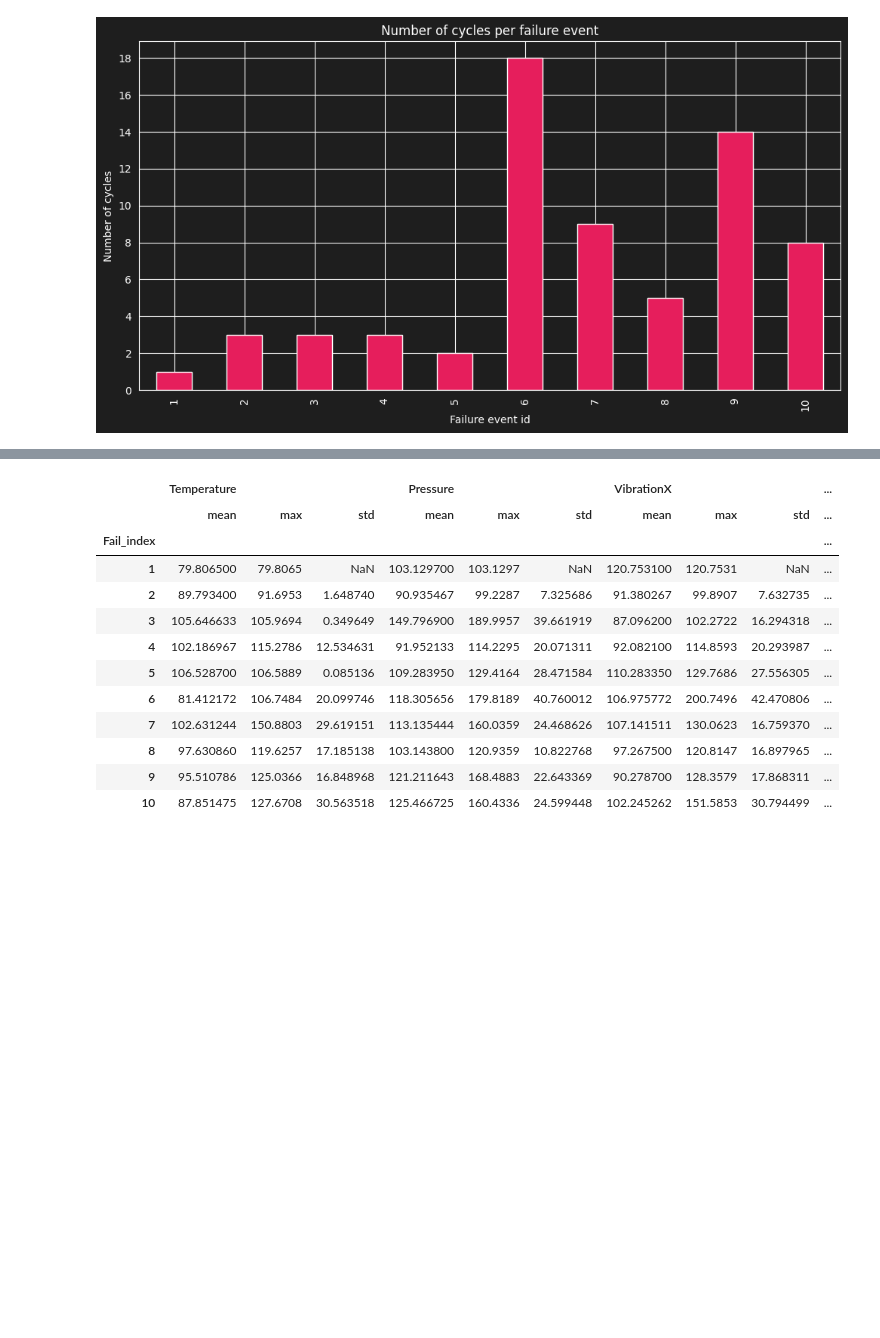
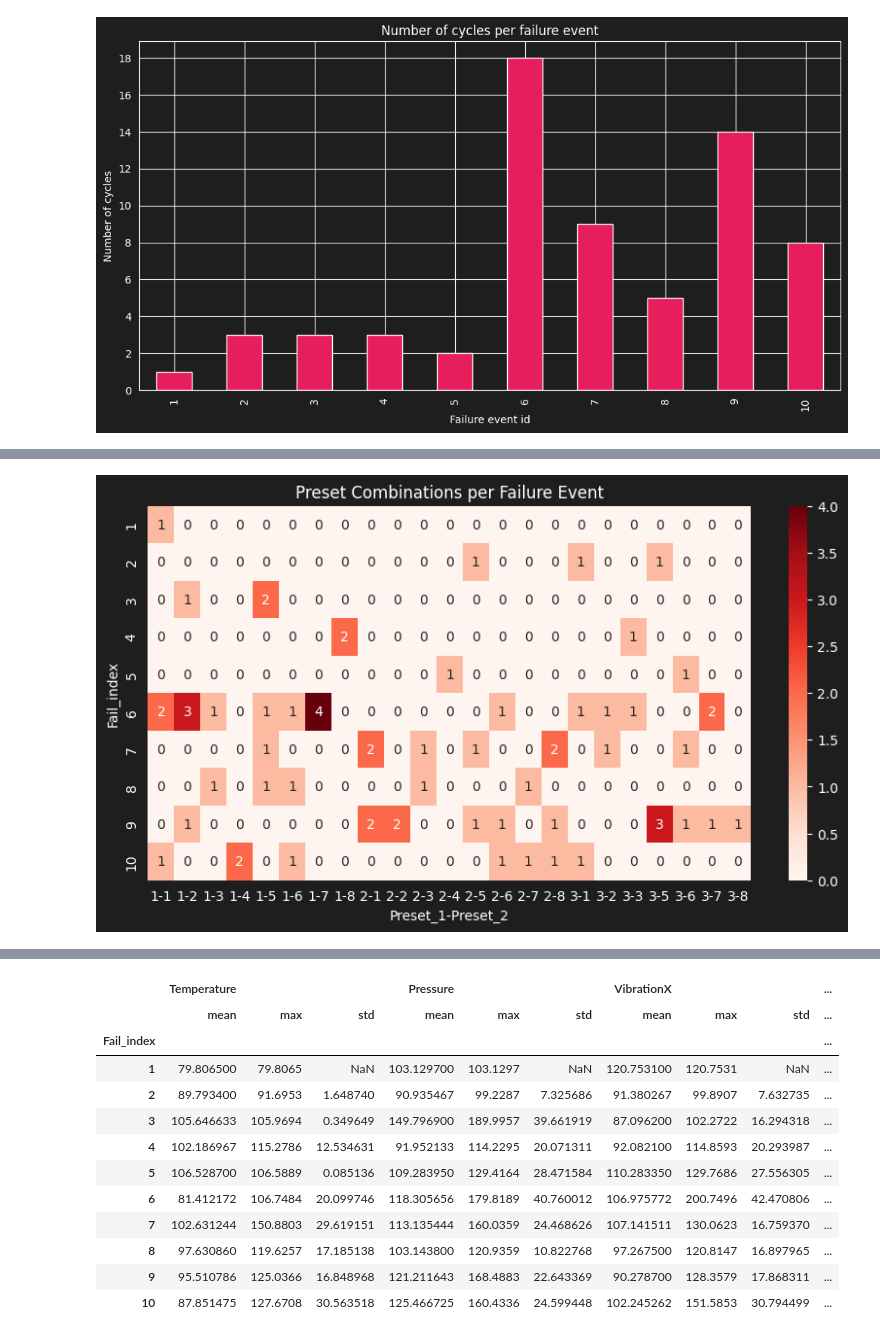
Before and after one commit to jackson-simionato/fpso-equipment-monitoring, a Jupyter notebook: notebooks/01_eda_exploration.ipynb, the cells around one changed output, grey strips where cells are left out. Drawn from its saved outputs; the diff is of its cells as text; code cells hidden in the pictures; blank space fills up the shorter version.

```diff
--- a/notebooks/01_eda_exploration.ipynb
+++ b/notebooks/01_eda_exploration.ipynb
@@ -606,0 +673,17 @@ The following analysis will look at these prolonged in greater detail to better
+# %%
+fig, ax = plt.subplots(figsize=(10, 5))
+
+# Create a pivot table showing combinations for each failure event
+combo_heatmap = df.query('Fail == True').reset_index().pivot_table(
+    values='Cycle',
+    index='Fail_index',
+    columns=['Preset_1', 'Preset_2'],
+    aggfunc='count',
+    fill_value=0
+)
+
+sns.heatmap(combo_heatmap, annot=True, cmap='Reds', fmt='d')
+plt.title('Preset Combinations per Failure Event')
+plt.show()
+# %% [output]
+[figure, added]
```
Also changed, not shown: parts of 39 cells of this notebook.
